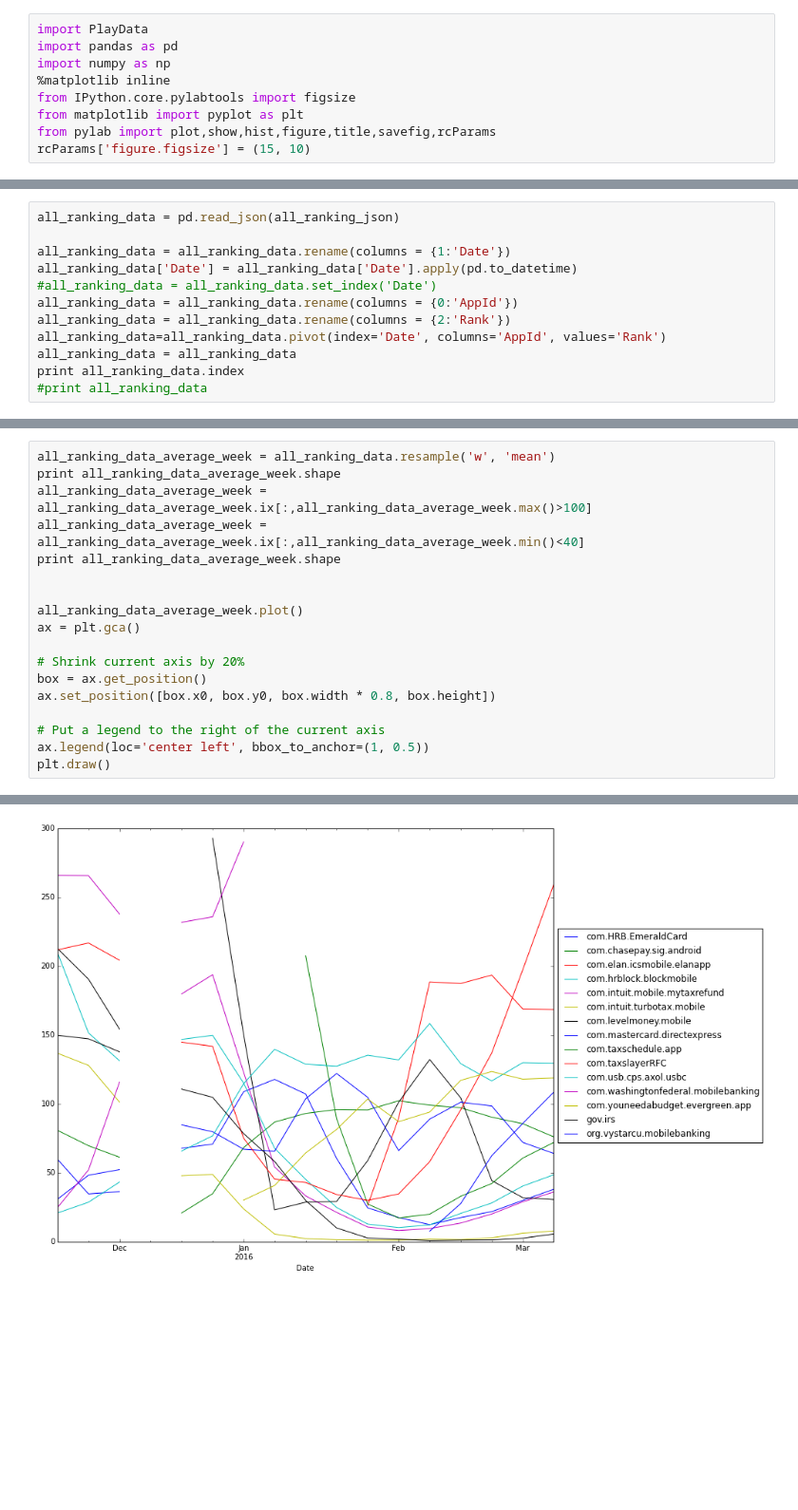
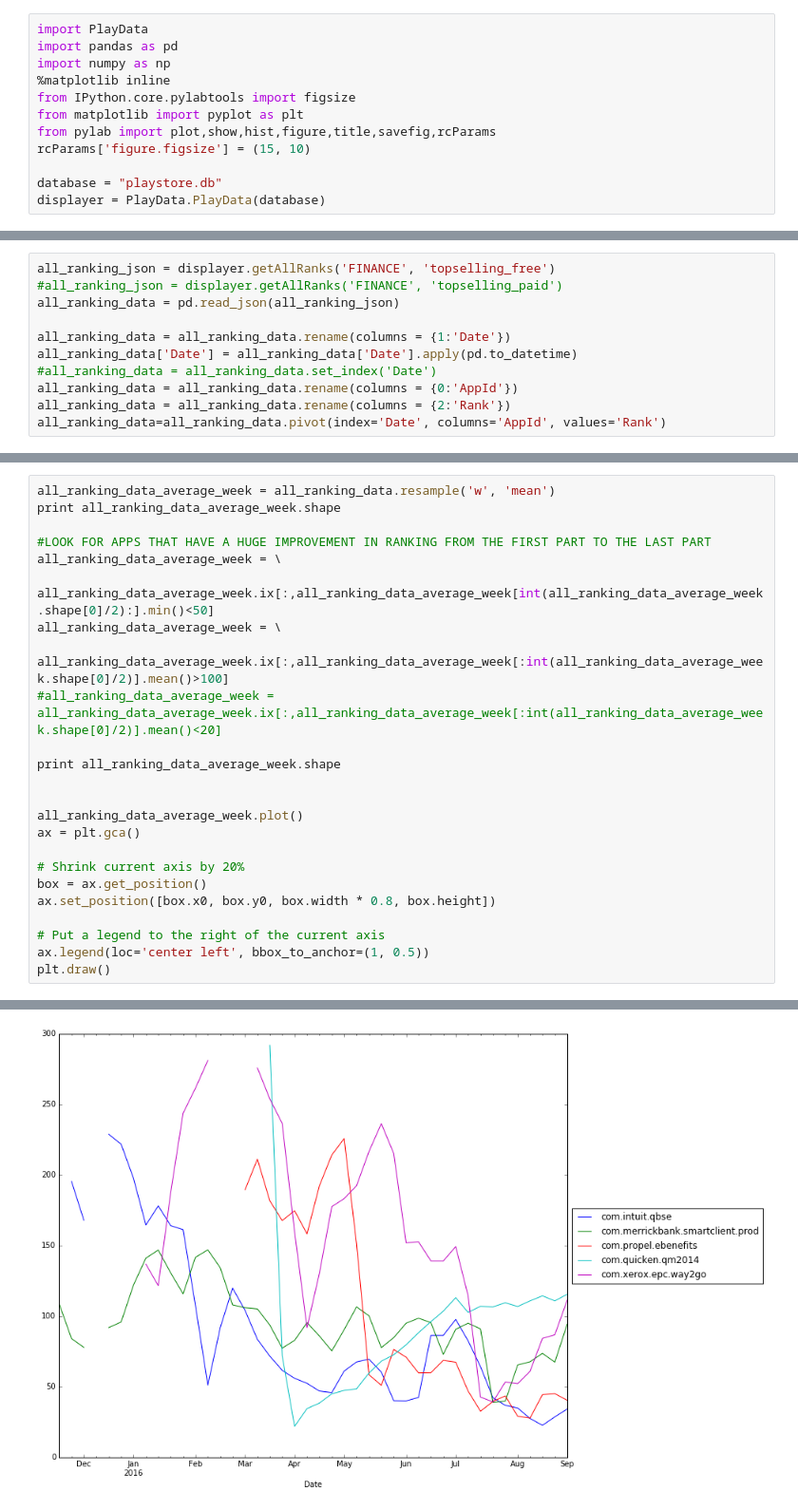
Before and after one commit to idiosyncraticee/PlayScraper, a Jupyter notebook: PlayChart.ipynb, the cells around one changed output, grey strips where cells are left out. Shown at 95% size. Saved outputs shown, nothing was run; the diff lists cells and outputs as text; blank space fills up the shorter version.

Commit message:
Pull paid as well as free apps

```diff
--- a/PlayChart.ipynb
+++ b/PlayChart.ipynb
@@ -7,3 +7,6 @@ from IPython.core.pylabtools import figsize
 from matplotlib import pyplot as plt
 from pylab import plot,show,hist,figure,title,savefig,rcParams
 rcParams['figure.figsize'] = (15, 10)
+
+database = "playstore.db"
+displayer = PlayData.PlayData(database)
@@ -25,4 +15,6 @@ The app Debt Payoff Planner is ranked 165 on 2016-03-10
 # %%
+all_ranking_json = displayer.getAllRanks('FINANCE', 'topselling_free')
+#all_ranking_json = displayer.getAllRanks('FINANCE', 'topselling_paid')
 all_ranking_data = pd.read_json(all_ranking_json)
 
 all_ranking_data = all_ranking_data.rename(columns = {1:'Date'})
@@ -31,6 +23,3 @@ all_ranking_data['Date'] = all_ranking_data['Date'].apply(pd.to_datetime)
 all_ranking_data = all_ranking_data.rename(columns = {0:'AppId'})
 all_ranking_data = all_ranking_data.rename(columns = {2:'Rank'})
 all_ranking_data=all_ranking_data.pivot(index='Date', columns='AppId', values='Rank')
-all_ranking_data = all_ranking_data
-print all_ranking_data.index
-#print all_ranking_data
@@ -39,8 +30,14 @@ KeyError: 'Date'
 # %%
 all_ranking_data_average_week = all_ranking_data.resample('w', 'mean')
 print all_ranking_data_average_week.shape
-all_ranking_data_average_week = all_ranking_data_average_week.ix[:,all_ranking_data_average_week.max()>100]
-all_ranking_data_average_week = all_ranking_data_average_week.ix[:,all_ranking_data_average_week.min()<40]
+
+#LOOK FOR APPS THAT HAVE A HUGE IMPROVEMENT IN RANKING FROM THE FIRST PART TO THE LAST PART
+all_ranking_data_average_week = \
+    all_ranking_data_average_week.ix[:,all_ranking_data_average_week[int(all_ranking_data_average_week.shape[0]/2):].min()<50]
+all_ranking_data_average_week = \
+    all_ranking_data_average_week.ix[:,all_ranking_data_average_week[:int(all_ranking_data_average_week.shape[0]/2)].mean()>100]
+#all_ranking_data_average_week = all_ranking_data_average_week.ix[:,all_ranking_data_average_week[:int(all_ranking_data_average_week.shape[0]/2)].mean()<20]
+
 print all_ranking_data_average_week.shape
 
 
@@ -60 +57 @@ plt.draw()
-[figure, old version]
+[figure, new version]
```
Also changed, not shown: parts of 17 cells of this notebook, 4 other files.
